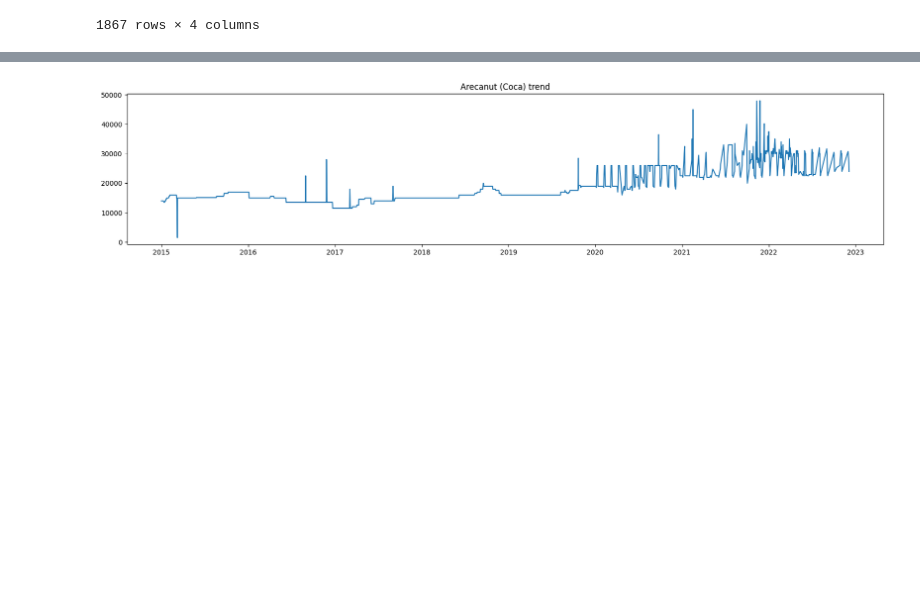
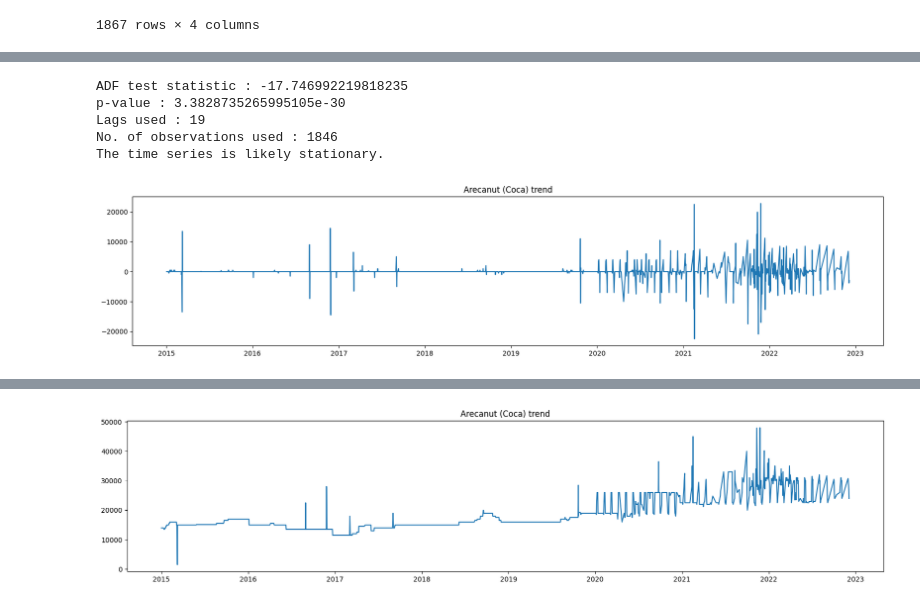
Before and after one commit to Vij7777pai/AIML-INTERNSHIP, a Jupyter notebook: Project/Coca.ipynb, the cells around one changed output, grey strips where cells are left out. Saved outputs shown, nothing was run; the diff lists cells and outputs as text; code cells hidden in the pictures; blank space fills up the shorter version.

```diff
--- a/Project/Coca.ipynb
+++ b/Project/Coca.ipynb
@@ -3,9 +3,11 @@ import pandas as pd
 import numpy as np
 import seaborn as sns
 import matplotlib.pyplot as plt
+from sklearn.preprocessing import MinMaxScaler
+from sklearn.metrics import mean_absolute_error, r2_score
 
 
-excel_data = pd.read_excel('./Dataset/Coca(2015-2022).xlsx')
+excel_data = pd.read_excel('./Dataset/Coca/Coca(2015-2022).xlsx')
 df = pd.DataFrame(excel_data)
 df.head()
 # %% [output]
@@ -133,0 +162,3 @@ See the caveats in the documentation: https://pandas.pydata.org/pandas-docs/stab
+# %%
+df_demo = df_test
+df_demo['Modal first difference'] = df_demo['Modal'] - df_demo['Modal'].shift(1)
@@ -133,0 +171,4 @@ See the caveats in the documentation: https://pandas.pydata.org/pandas-docs/stab
+# %%
+df_demo.head(20)
+df_demo = df_demo.dropna()
+df_demo
@@ -133,0 +190,15 @@ See the caveats in the documentation: https://pandas.pydata.org/pandas-docs/stab
+# %%
+adfuller_test(df_demo['Modal first difference'])
+# %% [output]
+ADF test statistic : -17.746992219818235
+p-value : 3.3828735265995105e-30
+Lags used : 19
+No. of observations used : 1846
+The time series is likely stationary.
+# %%
+plt.figure(figsize=(20,4))
+plt.plot(df_demo['Modal first difference'])
+plt.title('Arecanut (Coca) trend')
+plt.show()
+# %% [output]
+[figure, added]
```
Also changed, not shown: parts of 111 cells of this notebook, 24 other files.
